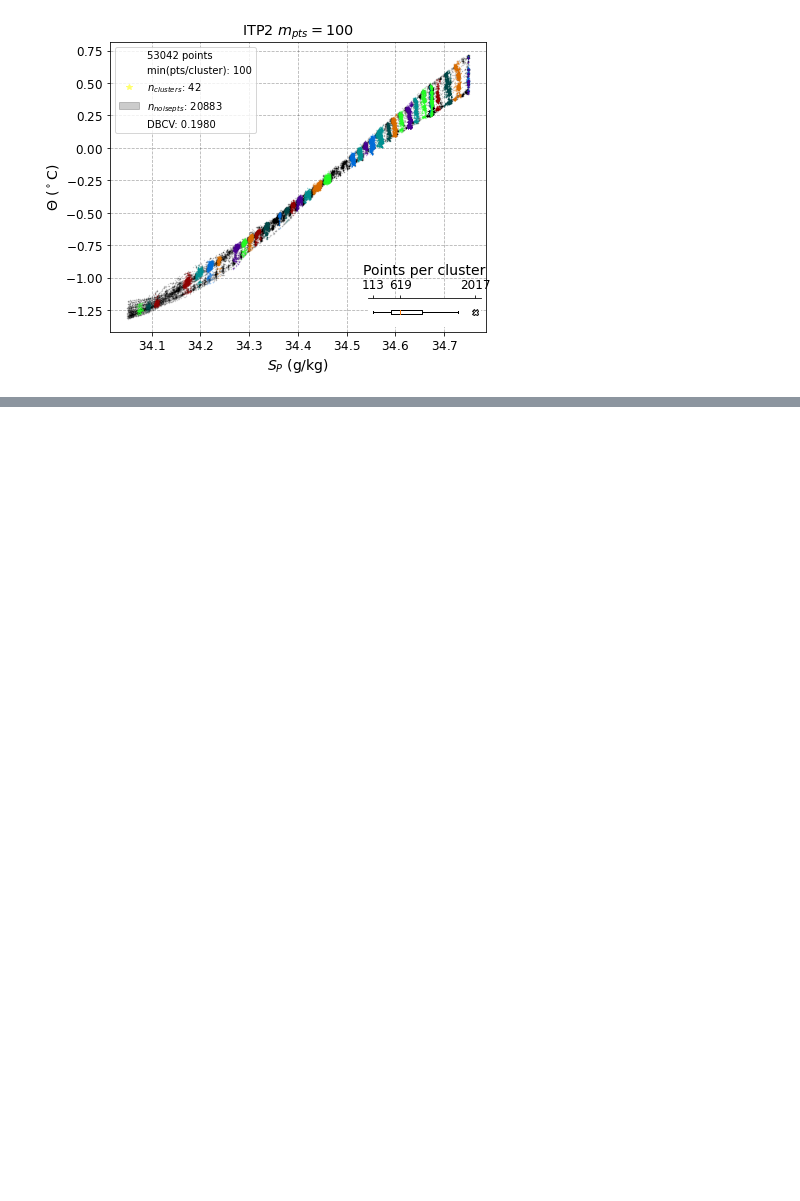
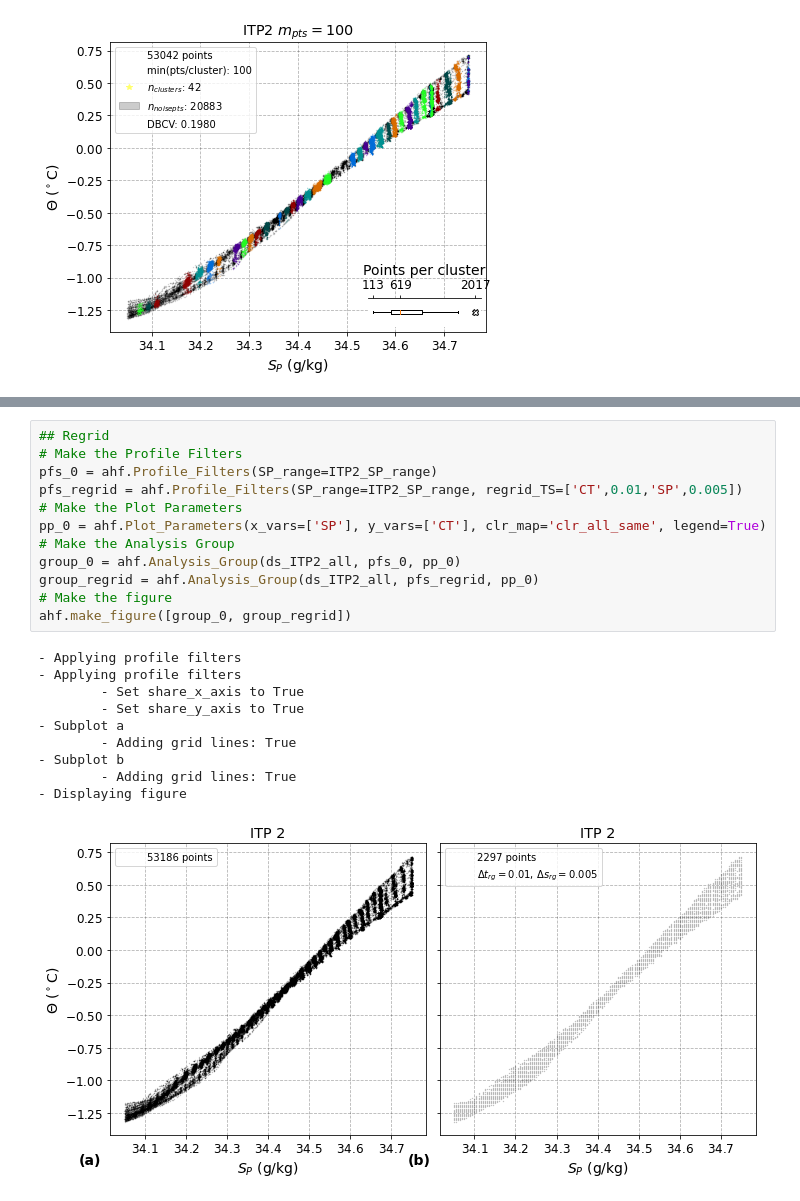
Before and after one commit to JustinTrenchcoat/Staircase_Clustering, a Jupyter notebook: Create_Figures.ipynb, the cells around one changed output, grey strips where cells are left out. Cells and saved outputs as stored; diff of their text form; blank space fills up the shorter version.

Commit message:
Added regrid example

```diff
--- a/Create_Figures.ipynb
+++ b/Create_Figures.ipynb
@@ -1037,0 +1052,23 @@ ahf.make_figure([group_m_pts_100])
+# %%
+## Regrid
+# Make the Profile Filters
+pfs_0 = ahf.Profile_Filters(SP_range=ITP2_SP_range)
+pfs_regrid = ahf.Profile_Filters(SP_range=ITP2_SP_range, regrid_TS=['CT',0.01,'SP',0.005])
+# Make the Plot Parameters
+pp_0 = ahf.Plot_Parameters(x_vars=['SP'], y_vars=['CT'], clr_map='clr_all_same', legend=True)
+# Make the Analysis Group
+group_0 = ahf.Analysis_Group(ds_ITP2_all, pfs_0, pp_0)
+group_regrid = ahf.Analysis_Group(ds_ITP2_all, pfs_regrid, pp_0)
+# Make the figure
+ahf.make_figure([group_0, group_regrid])
+# %% [output]
+- Applying profile filters
+- Applying profile filters
+        - Set share_x_axis to True
+        - Set share_y_axis to True
+- Subplot a
+        - Adding grid lines: True
+- Subplot b
+        - Adding grid lines: True
+- Displaying figure
+[figure, added]
```
Also changed, not shown: parts of 2 cells of this notebook, 1 other file.
